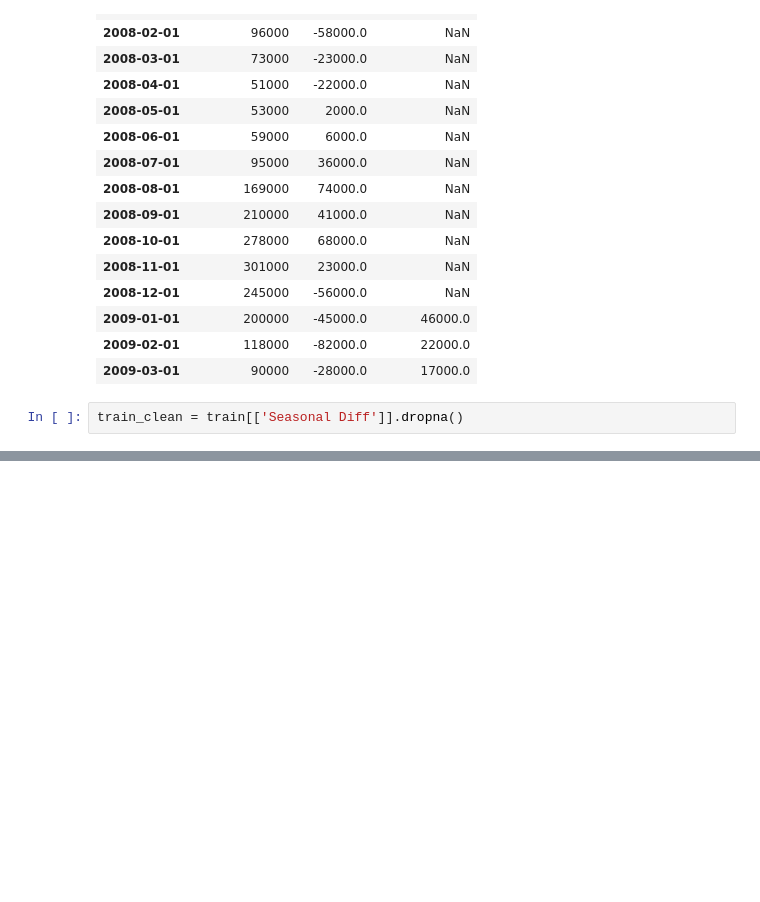
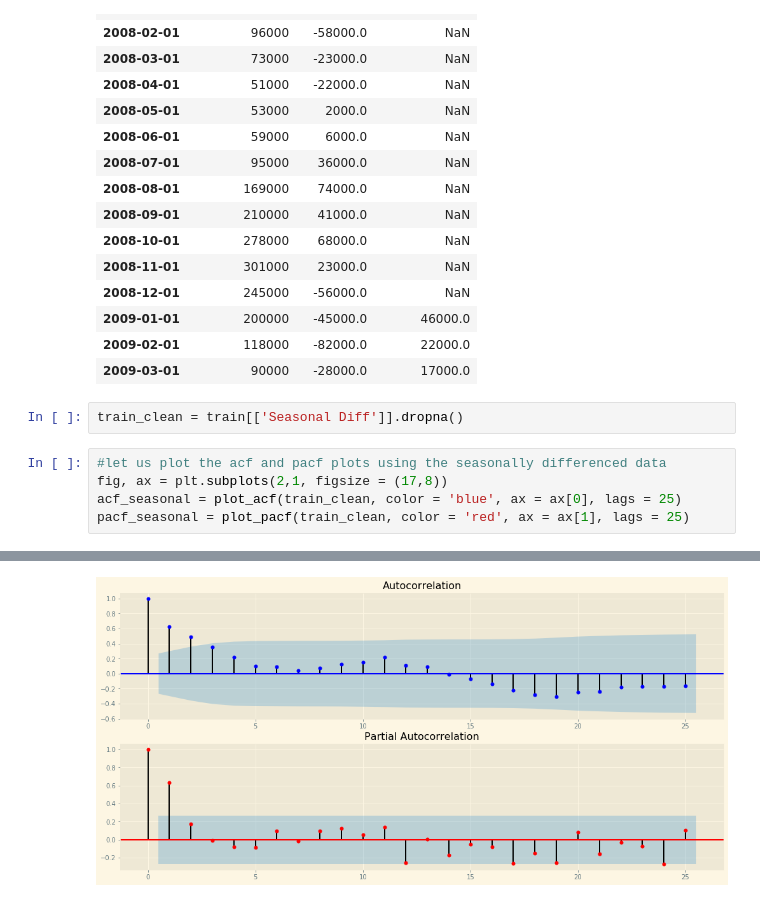
Before and after one commit to hamzajabbarr/time_series_forecasting_example, a Jupyter notebook: Time_series.ipynb, the cells around one changed output, grey strips where cells are left out. Drawn from its saved outputs; the diff is of its cells as text; blank space fills up the shorter version.

```diff
--- a/Time_series.ipynb
+++ b/Time_series.ipynb
@@ -758,3 +758,9 @@ See the caveats in the documentation: https://pandas.pydata.org/pandas-docs/stab
 | 2009-03-01 | 90000 | -28000.0 | 17000.0 |
 # %%
 train_clean = train[['Seasonal Diff']].dropna()
+# %%
+#let us plot the acf and pacf plots using the seasonally differenced data
+fig, ax = plt.subplots(2,1, figsize = (17,8))
+acf_seasonal = plot_acf(train_clean, color = 'blue', ax = ax[0], lags = 25)
+pacf_seasonal = plot_pacf(train_clean, color = 'red', ax = ax[1], lags = 25)
+# %% [output]
@@ -760,0 +768 @@ train_clean = train[['Seasonal Diff']].dropna()
+[figure, added]
```
Also changed, not shown: parts of 10 cells of this notebook.
